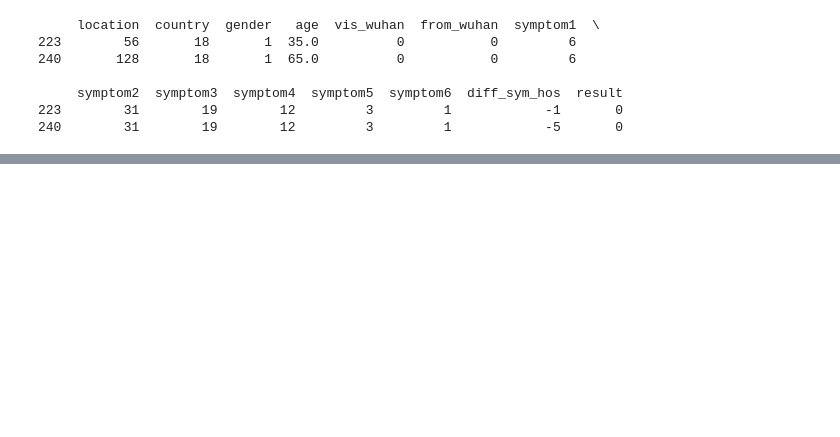
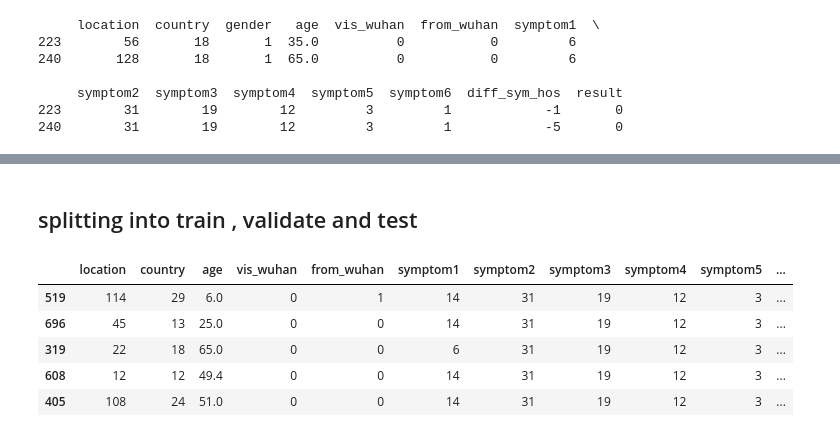
Before and after one commit to moyaser315/covid19_outcome_-prediction, a Jupyter notebook: proj.ipynb, the cells around one changed output, grey strips where cells are left out. Drawn from its saved outputs; the diff is of its cells as text; code cells hidden in the pictures; blank space fills up the shorter version.

```diff
--- a/proj.ipynb
+++ b/proj.ipynb
@@ -66,0 +81,6 @@ print(df[df['diff_sym_hos'] <0])
+# %%
+print(df.shape)
+df.drop([223,240],axis=0,inplace=True)
+df.reset_index(inplace=True, drop=True)
+print(df.iloc[222:241,:])
+print(df.shape)
@@ -81,0 +145,5 @@ plt.pie(gender,labels=labels,startangle=180,autopct="%2.2f%%")
+# %%
+X = df.drop(columns=['gender' ,'result','symptom6'],axis = 1)
+y = df['result']
+print(X[:5])
+y.head(5)
@@ -81,0 +170,14 @@ plt.pie(gender,labels=labels,startangle=180,autopct="%2.2f%%")
+# %% [markdown]
+## splitting into train , validate and test
+# %%
+from sklearn.model_selection import train_test_split
+X_train ,X_test,y_train,y_test = train_test_split(X,y,test_size=0.2,random_state=42)
+X_train,X_validate,y_train,y_validate = train_test_split(X_train,y_train,test_size=0.1,random_state=42)
+X_train.head()
+# %% [output]
+|  | location | country | age | vis_wuhan | from_wuhan | symptom1 | symptom2 | symptom3 | symptom4 | symptom5 | ... |
+| 519 | 114 | 29 | 6.0 | 0 | 1 | 14 | 31 | 19 | 12 | 3 | ... |
+| 696 | 45 | 13 | 25.0 | 0 | 0 | 14 | 31 | 19 | 12 | 3 | ... |
+| 319 | 22 | 18 | 65.0 | 0 | 0 | 6 | 31 | 19 | 12 | 3 | ... |
+| 608 | 12 | 12 | 49.4 | 0 | 0 | 14 | 31 | 19 | 12 | 3 | ... |
+| 405 | 108 | 24 | 51.0 | 0 | 0 | 14 | 31 | 19 | 12 | 3 | ... |
```
Also changed, not shown: parts of 16 cells of this notebook.
